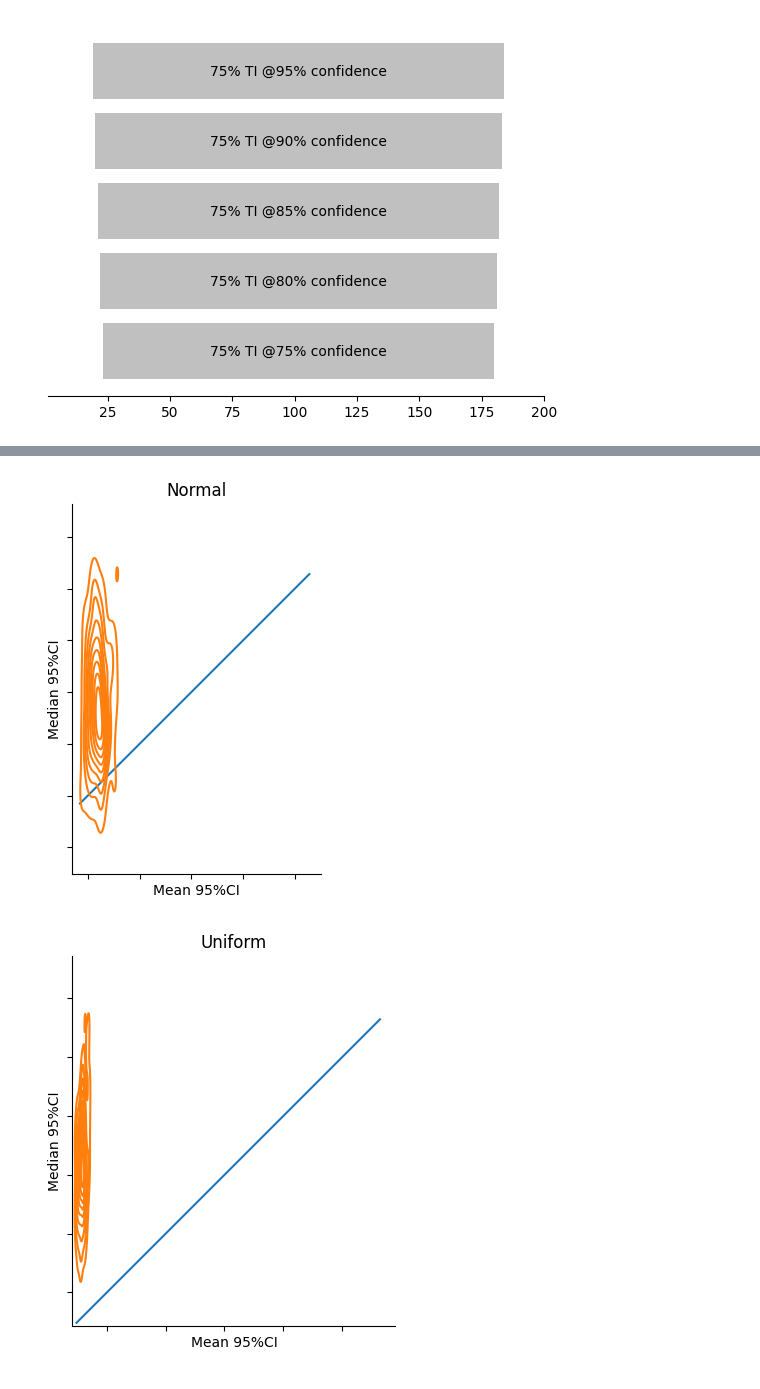
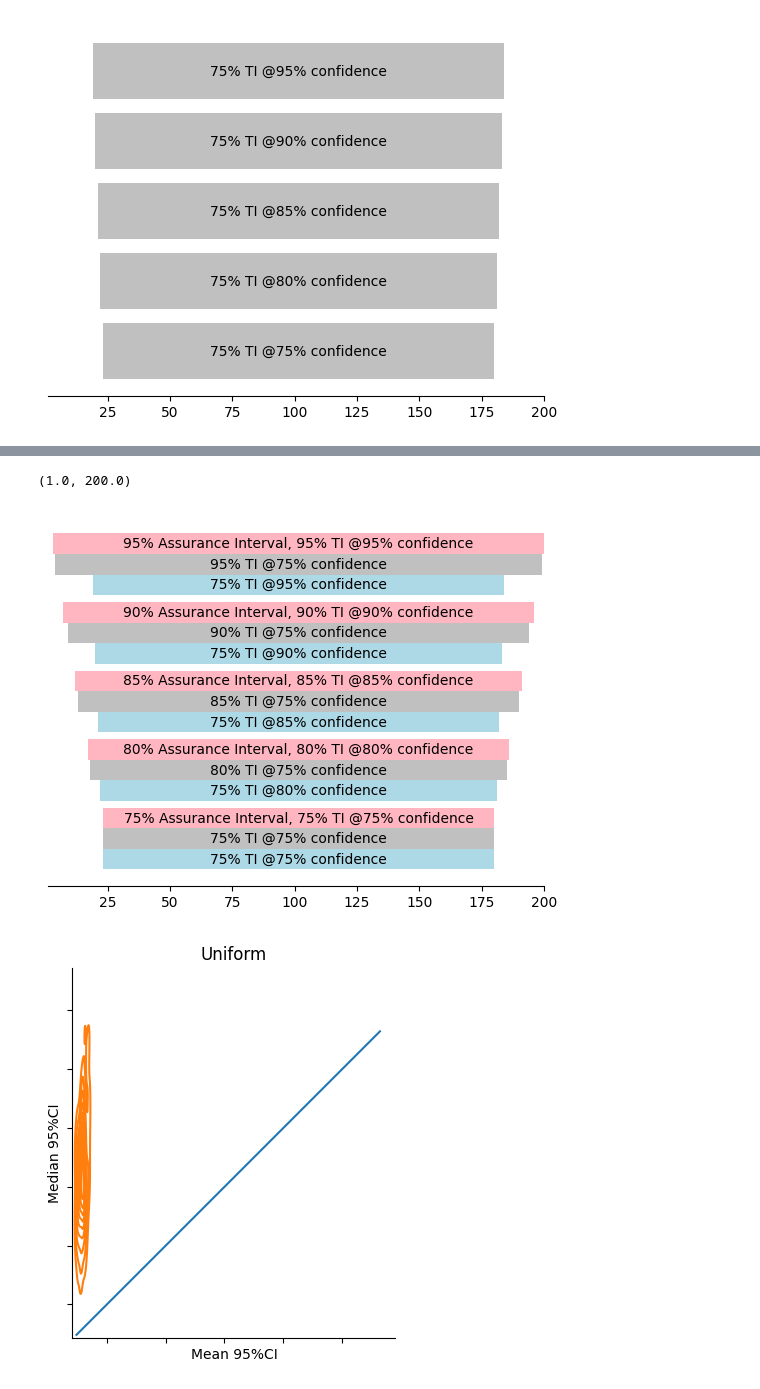
Before and after one commit to sanjaymjoshi/relistats, a Jupyter notebook: example/explore_tolerance_interval.ipynb, the cells around one changed output, grey strips where cells are left out. Saved outputs shown, nothing was run; the diff lists cells and outputs as text; code cells hidden in the pictures.

```diff
--- a/example/explore_tolerance_interval.ipynb
+++ b/example/explore_tolerance_interval.ipynb
@@ -79,7 +88,27 @@ ax.set_xlim((1, n))
-# %%
-means_vs_medians("Normal", stats.norm)
-# %% [output]
-[figure, removed]
+# %%
+x_ax = range(1, n+1)
+ax = plt.subplot(111)
+bar_height = 1.5
+
+index_2h = [x+0*bar_height for x in index_2]
+bar_container = ax.barh(index_2h, ti_width_2, left=ti_lo_2, height=bar_height, color='lightblue')
+ax.bar_label(bar_container, labels=labels_2, label_type='center')
+
+index_1h = [x+1*bar_height for x in index_1]
+bar_container = ax.barh(index_1h, ti_width_1, left=ti_lo_1, height=bar_height, color='silver')
+ax.bar_label(bar_container, labels=labels_1, label_type='center')
+
+
+index_3h = [x+2*bar_height for x in index_3]
+bar_container = ax.barh(index_3h, ti_width_3, left=ti_lo_3, height=bar_height, color='lightpink')
+ax.bar_label(bar_container, labels=labels_3, label_type='center')
+
+ax.spines[['left', 'right', 'top']].set_visible(False)
+ax.get_yaxis().set_ticks([])
+ax.set_xlim((1, n))
+# %% [output]
+(1.0, 200.0)
+[figure, added]
 # %%
 means_vs_medians("Uniform", stats.uniform)
 # %% [output]
```
Also changed, not shown: parts of 3 cells of this notebook.
